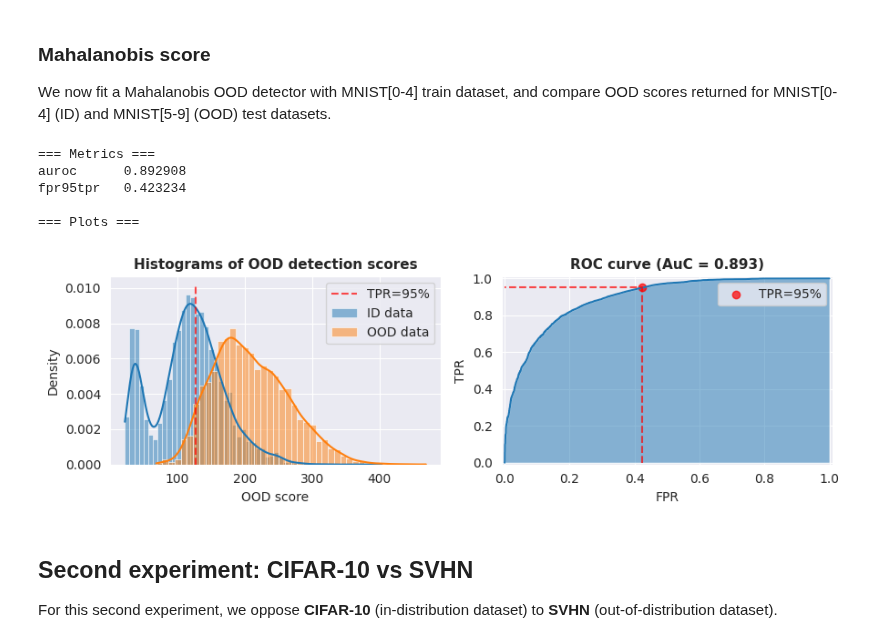
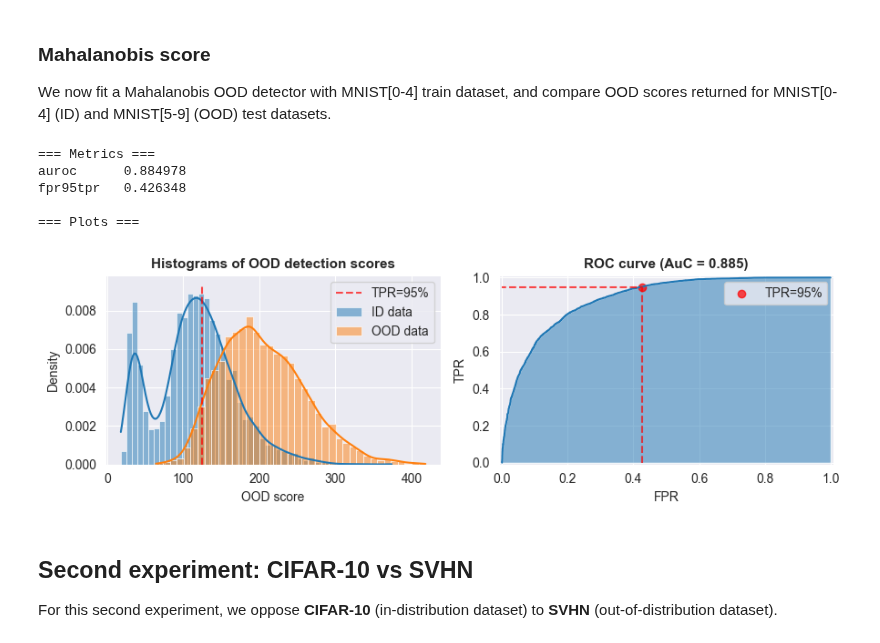
Before and after one commit to deel-ai/oodeel, a Jupyter notebook: docs/notebooks/tensorflow/demo_mahalanobis_tf.ipynb, the cells around one changed output. Saved outputs shown, nothing was run; the diff lists cells and outputs as text; code cells hidden in the pictures.

```diff
--- a/docs/notebooks/tensorflow/demo_mahalanobis_tf.ipynb
+++ b/docs/notebooks/tensorflow/demo_mahalanobis_tf.ipynb
@@ -132,38 +132,38 @@ We now fit a Mahalanobis OOD detector with MNIST[0-4] train dataset, and compare
 scores returned for MNIST[0-4] (ID) and MNIST[5-9] (OOD) test datasets.
 # %%
 # === Mahalanobis scores ===
-mahalanobis = Mahalanobis(eps=0.002)
+mahalanobis = Mahalanobis(eps=0.002, output_layers_id=[-2])
 mahalanobis.fit(model, ds_train)
 scores_in = mahalanobis.score(ds_in)
 scores_out = mahalanobis.score(ds_out)
 clear_output()
 
 # === metrics ===
 # auroc / fpr95
 metrics = bench_metrics(
     (scores_in, scores_out),
     metrics=["auroc", "fpr95tpr"],
 )
 print("=== Metrics ===")
 for k, v in metrics.items():
     print(f"{k:<10} {v:.6f}")
 
 print("\n=== Plots ===")
 # hists / roc
 plt.figure(figsize=(9, 3))
 plt.subplot(121)
 plot_ood_scores(scores_in, scores_out, log_scale=False)
 plt.subplot(122)
 plot_roc_curve(scores_in, scores_out)
 plt.tight_layout()
 plt.show()
 # %% [output]
 === Metrics ===
-auroc      0.892908
-fpr95tpr   0.423234
+auroc      0.884978
+fpr95tpr   0.426348
 
 === Plots ===
-[figure, old version]
+[figure, new version]
 # %% [markdown]
 ## Second experiment: CIFAR-10 vs SVHN
 
```
Also changed, not shown: parts of 3 cells of this notebook, 5 other files.
